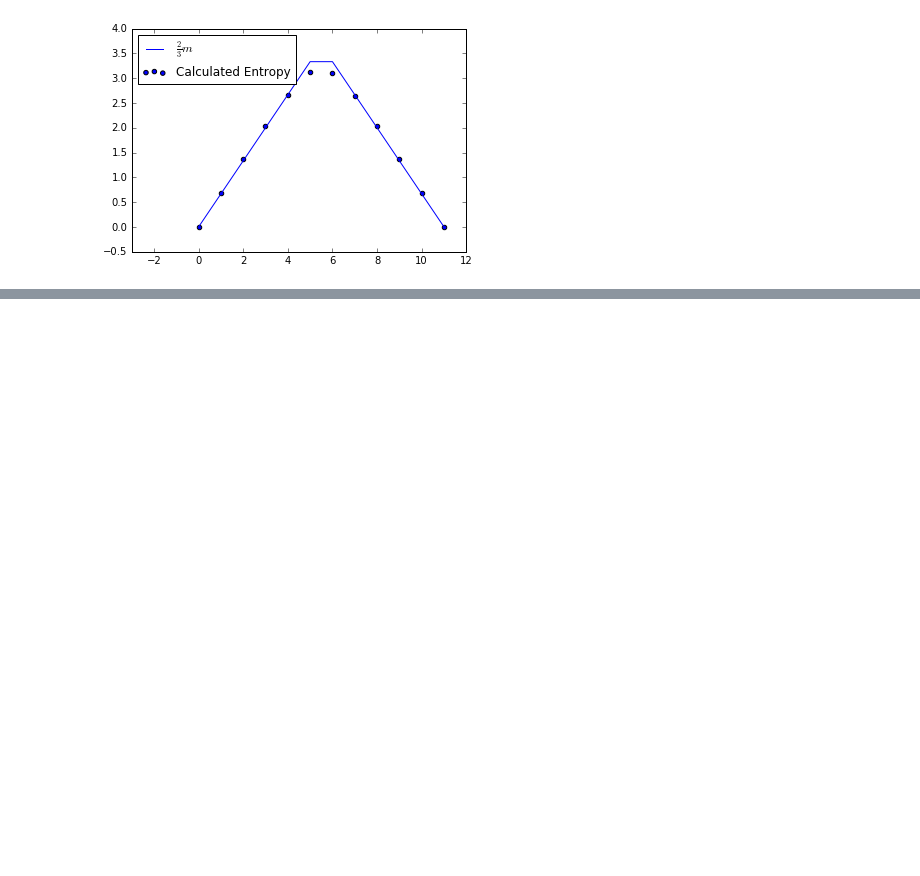
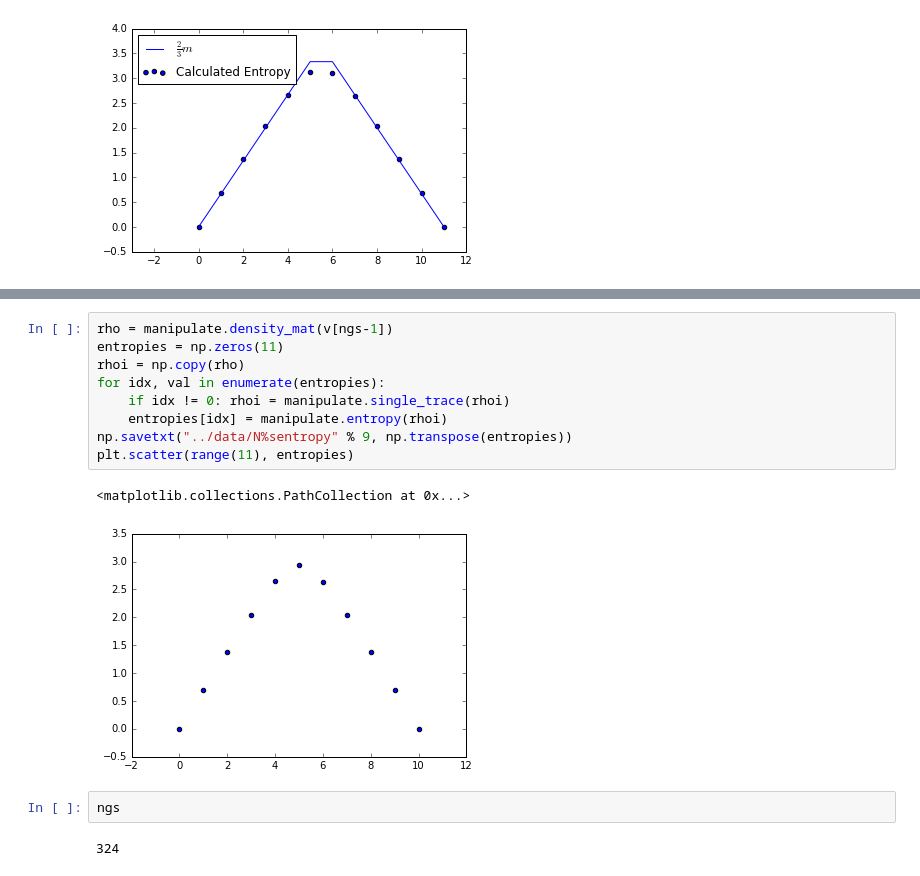
Before and after one commit to cnstahl/JP2, a Jupyter notebook: python/Ground State Entropy.ipynb, the cells around one changed output, grey strips where cells are left out. Drawn from its saved outputs; the diff is of its cells as text; blank space fills up the shorter version.

```diff
--- a/python/Ground State Entropy.ipynb
+++ b/python/Ground State Entropy.ipynb
@@ -152,0 +183,16 @@ plt.plot(np.arange(12)-11/2, np.transpose(np.loadtxt("../data/N11entropy.txt")))
+# %%
+rho = manipulate.density_mat(v[ngs-1])
+entropies = np.zeros(11)
+rhoi = np.copy(rho)
+for idx, val in enumerate(entropies):
+    if idx != 0: rhoi = manipulate.single_trace(rhoi)
+    entropies[idx] = manipulate.entropy(rhoi)
+np.savetxt("../data/N%sentropy" % 9, np.transpose(entropies))
+plt.scatter(range(11), entropies)
+# %% [output]
+<matplotlib.collections.PathCollection at 0x...>
+[figure, added]
+# %%
+ngs
+# %% [output]
+324
```
Also changed, not shown: parts of 4 cells of this notebook, 3 other files.
